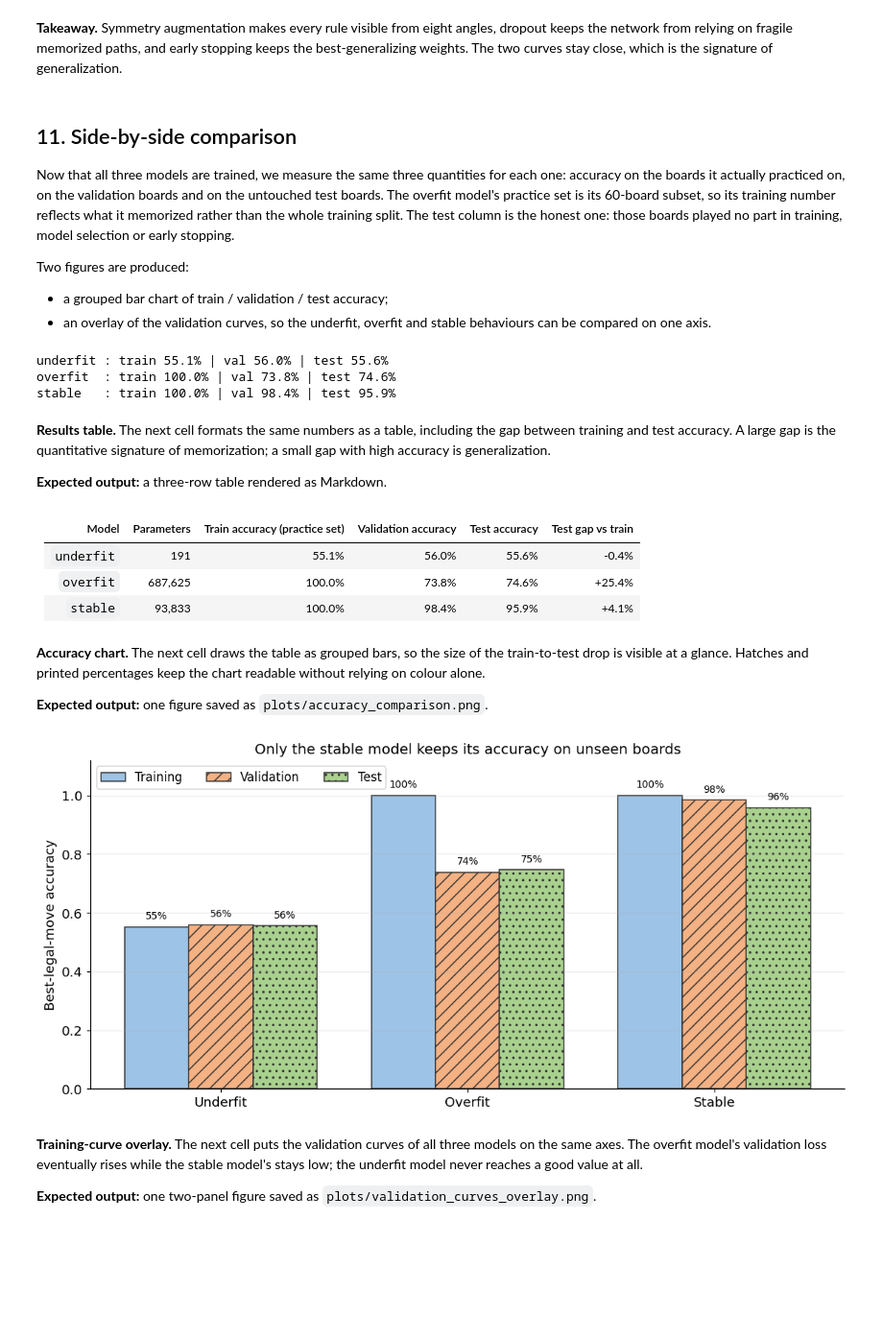
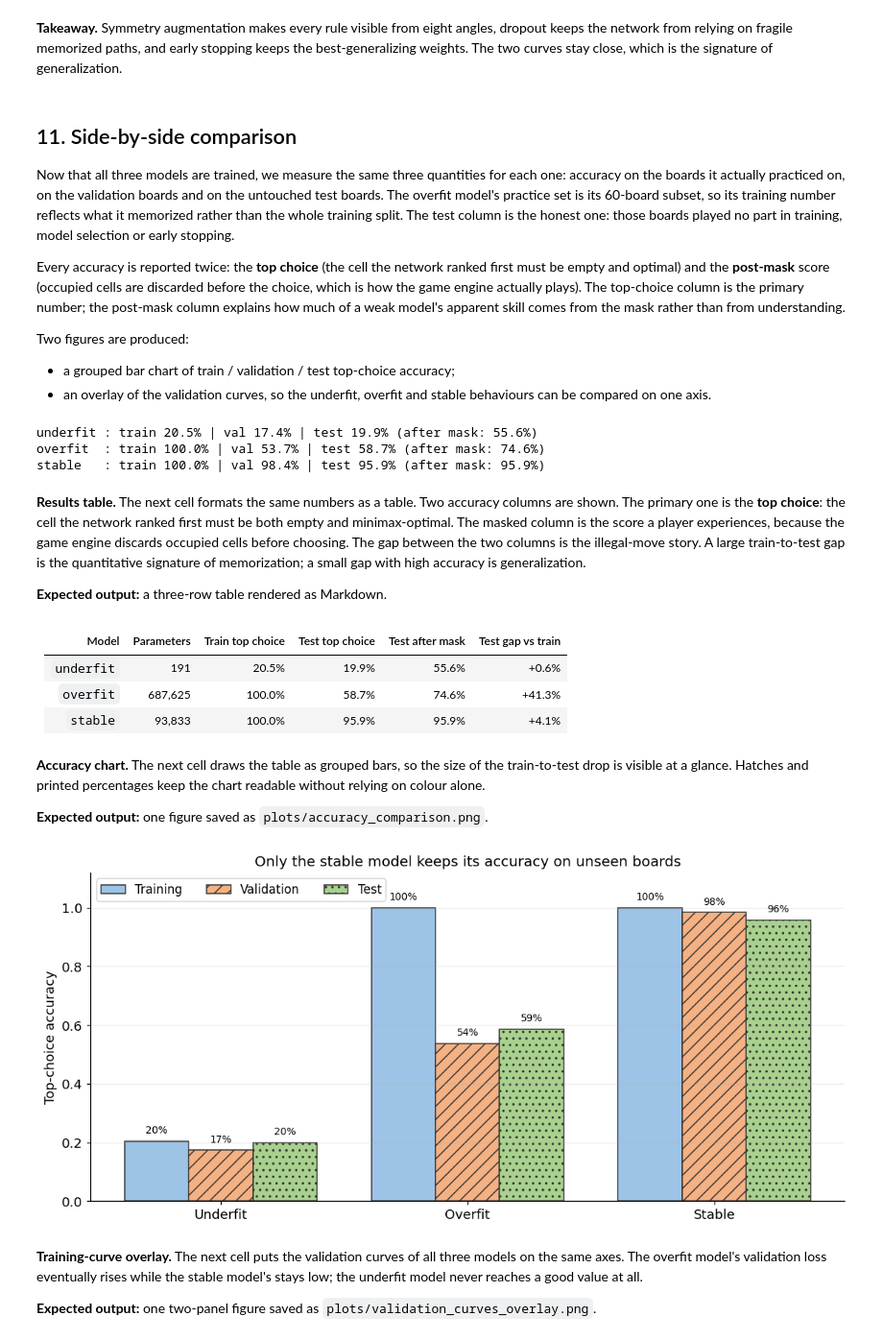
Before and after one commit to Srabon-bot/cnn-tictactoe-playground, a Jupyter notebook: tictactoe_cnn.ipynb, the cells around one changed output. Shown at 96% size. Cells and saved outputs as stored; diff of their text form; code cells hidden in the pictures; blank space fills up the shorter version.

Commit message:
feat(part-a): top-choice metrics, steady play policy, reproducible acceptance report

```diff
--- a/tictactoe_cnn.ipynb
+++ b/tictactoe_cnn.ipynb
@@ -1004,7 +1041,7 @@ The exact 60 boards are recorded so the website can later say "I have seen this
 before".
 # %%
 start = time.time()
-overfit_callback = MaskedAccuracyHistory(X_overfit, opt_overfit, X_val, opt_val)
+overfit_callback = MoveAccuracyHistory(X_overfit, opt_overfit, X_val, opt_val)
 overfit_fit = MODELS["overfit"].fit(
     X_overfit,
     y_overfit,
@@ -1086,7 +1123,7 @@ epoch and restores the weights from the epoch with the lowest validation loss.
 curves rising together and staying close.
 # %%
 start = time.time()
-stable_callback = MaskedAccuracyHistory(X_train, opt_train, X_val, opt_val)
+stable_callback = MoveAccuracyHistory(X_train, opt_train, X_val, opt_val)
 early_stopping = tf.keras.callbacks.EarlyStopping(
     monitor="val_loss",
     patience=CONFIG["stable"]["early_stopping_patience"],
@@ -1137,9 +1174,15 @@ training number reflects what it memorized rather than the whole training split.
 column is the honest one: those boards played no part in training, model selection or early
 stopping.
 
+Every accuracy is reported twice: the **top choice** (the cell the network ranked first must
+be empty and optimal) and the **post-mask** score (occupied cells are discarded before the
+choice, which is how the game engine actually plays). The top-choice column is the primary
+number; the post-mask column explains how much of a weak model's apparent skill comes from
+the mask rather than from understanding.
+
 Two figures are produced:
 
-- a grouped bar chart of train / validation / test accuracy;
+- a grouped bar chart of train / validation / test top-choice accuracy;
 - an overlay of the validation curves, so the underfit, overfit and stable behaviours can be
   compared on one axis.
 # %%
@@ -1171,24 +1214,31 @@ for name in MODEL_NAMES:
     train_loss = float(model.evaluate(X_seen, y_seen, verbose=0))
     val_loss = float(model.evaluate(X_val, y_val, verbose=0))
     METRICS[name] = {
-        "train_acc": masked_accuracy(model, X_seen, opt_seen),
-        "val_acc": masked_accuracy(model, X_val, opt_val),
-        "test_acc": masked_accuracy(model, X_test, opt_test),
+        "train_acc": top_choice_accuracy(model, X_seen, opt_seen),
+        "val_acc": top_choice_accuracy(model, X_val, opt_val),
+        "test_acc": top_choice_accuracy(model, X_test, opt_test),
+        "train_acc_masked": masked_accuracy(model, X_seen, opt_seen),
+        "val_acc_masked": masked_accuracy(model, X_val, opt_val),
+        "test_acc_masked": masked_accuracy(model, X_test, opt_test),
         "train_loss": train_loss,
         "val_loss": val_loss,
         "params": int(model.count_params()),
     }
     print(
         f"{name:9s}: train {METRICS[name]['train_acc']:.1%} | "
-        f"val {METRICS[name]['val_acc']:.1%} | test {METRICS[name]['test_acc']:.1%}"
+        f"val {METRICS[name]['val_acc']:.1%} | test {METRICS[name]['test_acc']:.1%} "
+        f"(after mask: {METRICS[name]['test_acc_masked']:.1%})"
     )
 # %% [output]
-underfit : train 55.1% | val 56.0% | test 55.6%
-overfit  : train 100.0% | val 73.8% | test 74.6%
-stable   : train 100.0% | val 98.4% | test 95.9%
+underfit : train 20.5% | val 17.4% | test 19.9% (after mask: 55.6%)
+overfit  : train 100.0% | val 53.7% | test 58.7% (after mask: 74.6%)
+stable   : train 100.0% | val 98.4% | test 95.9% (after mask: 95.9%)
 # %% [markdown]
-**Results table.** The next cell formats the same numbers as a table, including the gap
-between training and test accuracy. A large gap is the quantitative signature of
+**Results table.** The next cell formats the same numbers as a table. Two accuracy columns
+are shown. The primary one is the **top choice**: the cell the network ranked first must be
+both empty and minimax-optimal. The masked column is the score a player experiences, because
+the game engine discards occupied cells before choosing. The gap between the two columns is
+the illegal-move story. A large train-to-test gap is the quantitative signature of
 memorization; a small gap with high accuracy is generalization.
 
 **Expected output:** a three-row table rendered as Markdown.
@@ -1196,7 +1246,7 @@ memorization; a small gap with high accuracy is generalization.
 from IPython.display import Markdown, display
 
 table_lines = [
-    "| Model | Parameters | Train accuracy (practice set) | Validation accuracy | Test accuracy | Test gap vs train |",
+    "| Model | Parameters | Train top choice | Test top choice | Test after mask | Test gap vs train |",
     "|---|---:|---:|---:|---:|---:|",
 ]
 for name in MODEL_NAMES:
@@ -1204,15 +1254,15 @@ for name in MODEL_NAMES:
     gap = row["train_acc"] - row["test_acc"]
     table_lines.append(
         f"| `{name}` | {row['params']:,} | {row['train_acc']:.1%} | "
-        f"{row['val_acc']:.1%} | {row['test_acc']:.1%} | {gap:+.1%} |"
+        f"{row['test_acc']:.1%} | {row['test_acc_masked']:.1%} | {gap:+.1%} |"
     )
 display(Markdown("\n".join(table_lines)))
 # %% [output]
-| Model | Parameters | Train accuracy (practice set) | Validation accuracy | Test accuracy | Test gap vs train |
+| Model | Parameters | Train top choice | Test top choice | Test after mask | Test gap vs train |
 |---|---:|---:|---:|---:|---:|
-| `underfit` | 191 | 55.1% | 56.0% | 55.6% | -0.4% |
-| `overfit` | 687,625 | 100.0% | 73.8% | 74.6% | +25.4% |
-| `stable` | 93,833 | 100.0% | 98.4% | 95.9% | +4.1% |
+| `underfit` | 191 | 20.5% | 19.9% | 55.6% | +0.6% |
+| `overfit` | 687,625 | 100.0% | 58.7% | 74.6% | +41.3% |
+| `stable` | 93,833 | 100.0% | 95.9% | 95.9% | +4.1% |
 # %% [markdown]
 **Accuracy chart.** The next cell draws the table as grouped bars, so the size of the
 train-to-test drop is visible at a glance. Hatches and printed percentages keep the chart
@@ -1231,35 +1281,35 @@ figure, ax = plt.subplots(figsize=(10.5, 5.0))
 for offset, split in enumerate(splits):
     values = [METRICS[name][split] for name in MODEL_NAMES]
     bars = ax.bar(
         x + (offset - 1) * width,
         values,
         width,
         label=split_labels[offset],
         color=colours[split],
         edgecolor="#333333",
         hatch=hatches[split],
     )
     for bar, value in zip(bars, values):
         ax.text(
             bar.get_x() + bar.get_width() / 2,
             value + 0.02,
             f"{value:.0%}",
             ha="center",
             va="bottom",
             fontsize=9,
         )
 
 ax.set_xticks(x, [name.title() for name in MODEL_NAMES])
 ax.set_ylim(0, 1.12)
-ax.set_ylabel("Best-legal-move accuracy")
+ax.set_ylabel("Top-choice accuracy")
 ax.set_title("Only the stable model keeps its accuracy on unseen boards")
 ax.legend(loc="upper left", ncols=3)
 ax.grid(axis="y", alpha=0.25)
 figure.tight_layout()
 figure.savefig(PLOT_DIR / "accuracy_comparison.png", bbox_inches="tight")
 plt.show()
 # %% [output]
-[figure, old version]
+[figure, new version]
 # %% [markdown]
 **Training-curve overlay.** The next cell puts the validation curves of all three models on
 the same axes. The overfit model's validation loss eventually rises while the stable model's
```
Also changed, not shown: parts of 21 cells of this notebook, 21 other files.
